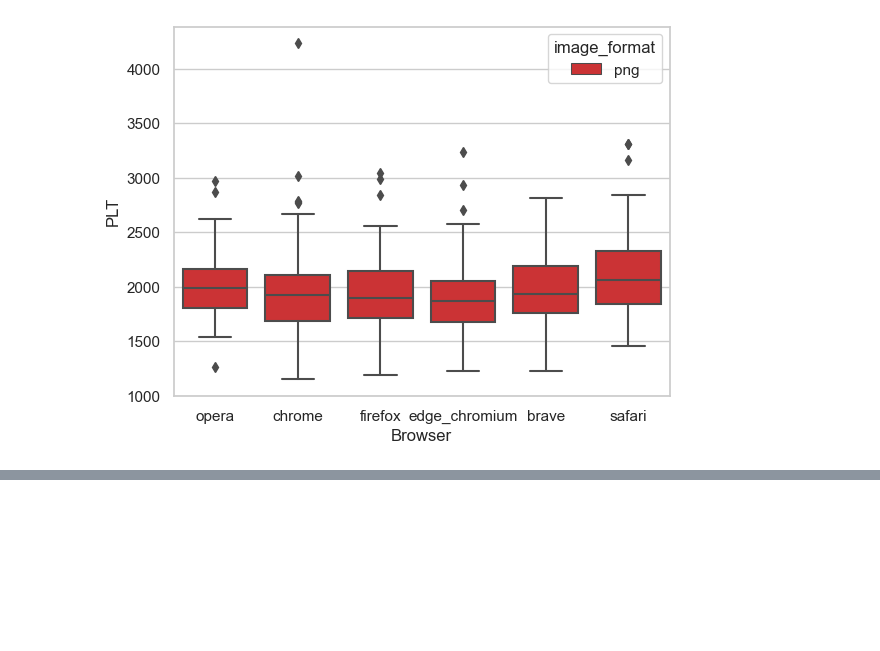
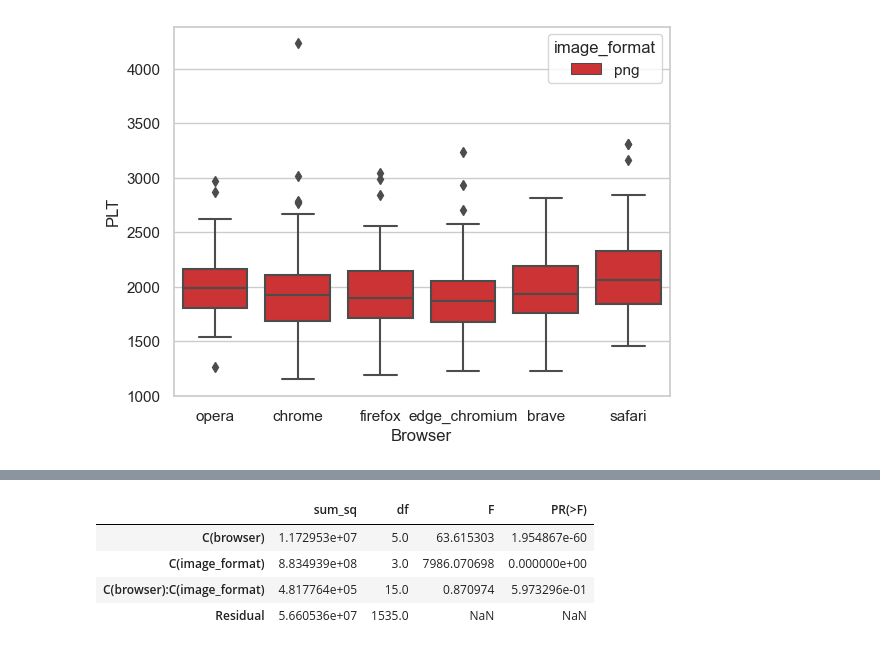
Before and after one commit to bdornauer/image_performance_test, a Jupyter notebook: data_analyis/analysis.ipynb, the cells around one changed output, grey strips where cells are left out. Drawn from its saved outputs; the diff is of its cells as text; code cells hidden in the pictures; blank space fills up the shorter version.

```diff
--- a/data_analyis/analysis.ipynb
+++ b/data_analyis/analysis.ipynb
@@ -77,0 +176,14 @@ boxplot_per_metric_and_browser("PLT",["png"])
+# %%
+df = pd.read_csv("combined_website_performance_data.csv")
+
+model = ols('PLT ~ C(browser) + C(image_format) + C(browser):C(image_format)', data=df).fit()
+sm.stats.anova_lm(model, typ=2)
+
+# https://www.statology.org/two-way-anova-python/
+# Both image_format and browser are significant and not depend
+# %% [output]
+|  | sum_sq | df | F | PR(>F) |
+| C(browser) | 1.172953e+07 | 5.0 | 63.615303 | 1.954867e-60 |
+| C(image_format) | 8.834939e+08 | 3.0 | 7986.070698 | 0.000000e+00 |
+| C(browser):C(image_format) | 4.817764e+05 | 15.0 | 0.870974 | 5.973296e-01 |
+| Residual | 5.660536e+07 | 1535.0 | NaN | NaN |
```
Also changed, not shown: parts of 7 cells of this notebook, 12 other files.
